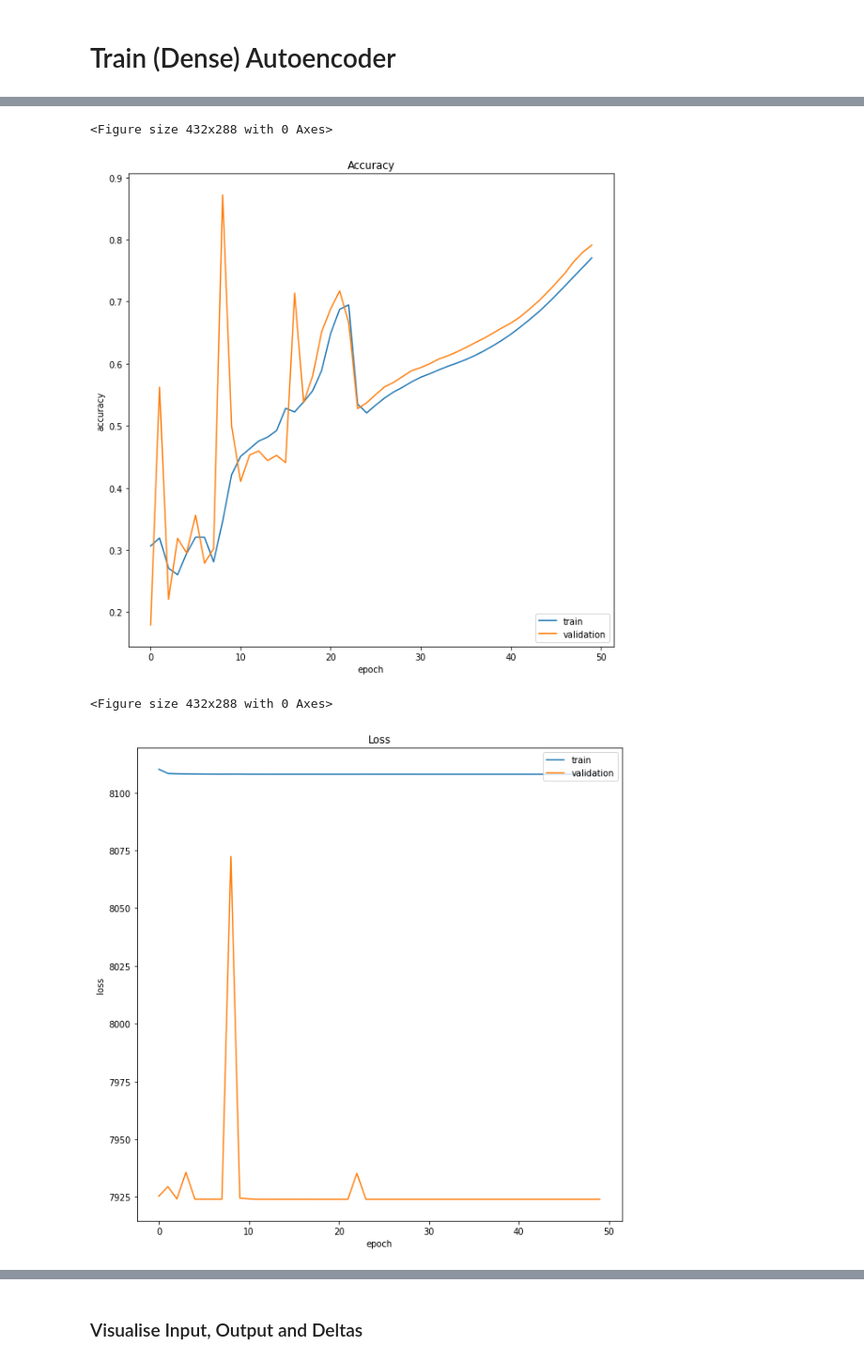
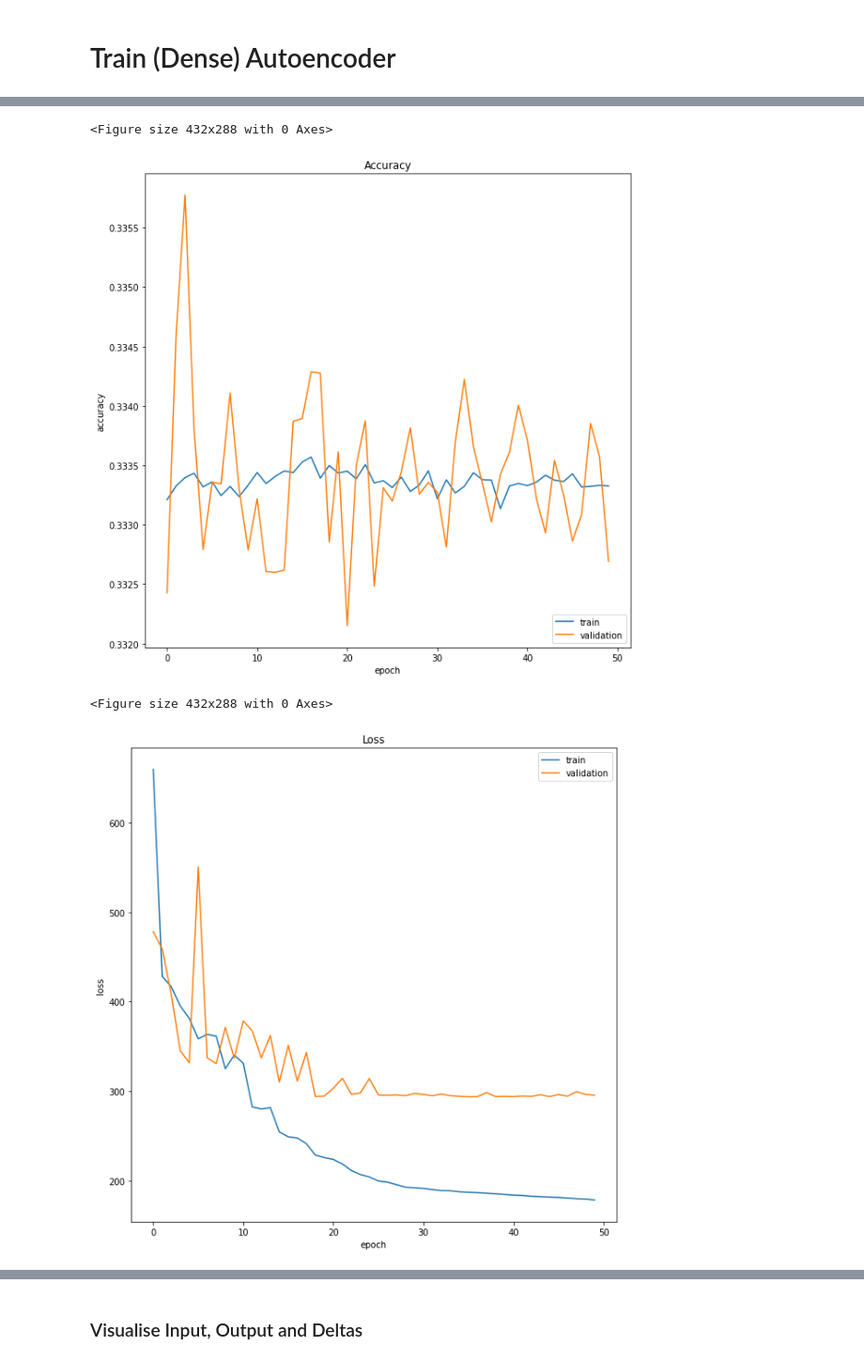
Before and after one commit to highproformas/dlv_groupwork, a Jupyter notebook: notebooks/Autoencoders_Combined.ipynb, the cells around one changed output, grey strips where cells are left out. Shown at 94% size. Saved outputs shown, nothing was run; the diff lists cells and outputs as text; code cells hidden in the pictures.

```diff
--- a/notebooks/Autoencoders_Combined.ipynb
+++ b/notebooks/Autoencoders_Combined.ipynb
@@ -61,17 +63,19 @@ if USE_GRAYSCALE:
     conv_train_ds = conv_train_ds.map(lambda x, y: (tf.image.rgb_to_grayscale(x), y))
     conv_val_ds = conv_val_ds.map(lambda x, y: (tf.image.rgb_to_grayscale(x), y))
 
-#AUTOTUNE = tf.data.experimental.AUTOTUNE
-#def configure_for_performance(ds):
-#    ds = ds.cache()
-#    ds = ds.shuffle(buffer_size=1000)
-#    ds = ds.prefetch(buffer_size=AUTOTUNE)
-#    return ds
+AUTOTUNE = tf.data.experimental.AUTOTUNE
+def configure_for_performance(ds):
+    ds = ds.cache()
+    ds = ds.shuffle(buffer_size=1000)
+    ds = ds.unbatch()
+    ds = ds.batch(BATCH_SIZE)
+    ds = ds.prefetch(buffer_size=AUTOTUNE)
+    return ds
 
-#conv_train_ds = configure_for_performance(conv_train_ds)
-#conv_val_ds = configure_for_performance(conv_val_ds)
-#ae_train_ds = configure_for_performance(ae_train_ds)
-#ae_val_ds = configure_for_performance(ae_val_ds)
+conv_train_ds = configure_for_performance(conv_train_ds)
+conv_val_ds = configure_for_performance(conv_val_ds)
+ae_train_ds = configure_for_performance(ae_train_ds)
+ae_val_ds = configure_for_performance(ae_val_ds)
 
 image_batch, label_batch = next(iter(conv_val_ds))
 X_batch, _ = next(iter(ae_val_ds))
@@ -228,18 +252,18 @@ from datetime import datetime
 
 timestamp = datetime.now().isoformat()
 outpath = os.path.join('..', 'log')
-def get_callbacks():
-        tensorboard_dir = os.path.join(outpath, f'tensorboard')
+def get_callbacks(name):
+        tensorboard_dir = os.path.join(outpath, name, f'tensorboard')
         if not os.path.exists(tensorboard_dir):
             os.makedirs(tensorboard_dir)
         tensorboard_callback = tf.keras.callbacks.TensorBoard(log_dir=tensorboard_dir, histogram_freq=1)
 
-        metrics_dir = os.path.join(outpath, f'metrics')
+        metrics_dir = os.path.join(outpath, name, f'metrics')
         if not os.path.exists(metrics_dir):
             os.makedirs(metrics_dir)
         csv_callback = tf.keras.callbacks.CSVLogger(filename=os.path.join(metrics_dir, f'training_log_{timestamp}.csv'))
 
-        checkpoint_dir = os.path.join(outpath, f'checkpoints')
+        checkpoint_dir = os.path.join(outpath, name, f'checkpoints')
         if not os.path.exists(checkpoint_dir):
             os.makedirs(checkpoint_dir)
         checkpoint_callback = tf.keras.callbacks.ModelCheckpoint(verbos=0,
@@ -265,6 +289,6 @@ history = autoencoder.fit(ae_train_ds,
                 batch_size=BATCH_SIZE,
                 validation_data=ae_val_ds,
                 shuffle=True,
-                callbacks=get_callbacks())
+                callbacks=get_callbacks('aedense'))
 # %% [output]
 Epoch 1/50
@@ -273,7 +311,9 @@ use `tf.profiler.experimental.stop` instead.
+# %%
+plot_dir = os.path.join(outpath, 'aedense', f'plots')
+if not os.path.exists(plot_dir):
+    os.makedirs(plot_dir)
 # %%
-plot_dir = os.path.join(outpath, f'plots')
-if not os.path.exists(plot_dir):
-    os.makedirs(plot_dir)
+
 def plot_accuracy(hist):
     plt.clf()
     plt.figure(figsize=(10,10))
@@ -282,35 +322,35 @@ def plot_accuracy(hist):
     plt.plot(hist.history["val_accuracy"])
     plt.title(title)
     plt.ylabel("accuracy")
     plt.xlabel("epoch")
     plt.legend(["train", "validation"], loc="lower right")
     plt.show(block=False)
     plt.savefig(os.path.join(plot_dir, f'accuracy_{timestamp}.png'))
 
 def plot_loss(hist):
     plt.clf()
     plt.figure(figsize=(10,10))
     title = f"Loss"
     plt.plot(hist.history["loss"])
     plt.plot(hist.history["val_loss"])
     plt.title(title)
     plt.ylabel("loss")
     plt.xlabel("epoch")
     plt.legend(["train", "validation"], loc="upper right")
     plt.show(block=False)
     plt.savefig(os.path.join(plot_dir, f'loss_{timestamp}.png'))
 
 def plot_metrics(history, metrics):
     if 'accuracy' in metrics:
         plot_accuracy(hist=history)
     if 'loss' in metrics:
         plot_loss(hist=history)
 
 plot_metrics(history, ['accuracy', 'loss'])
 # %% [output]
 <Figure size 432x288 with 0 Axes>
-[figure, old version]
+[figure, new version]
 <Figure size 432x288 with 0 Axes>
-[figure, old version]
+[figure, new version]
 <Figure size 432x288 with 0 Axes>
 # %%
```
Also changed, not shown: parts of 29 cells of this notebook, 2 other files.
